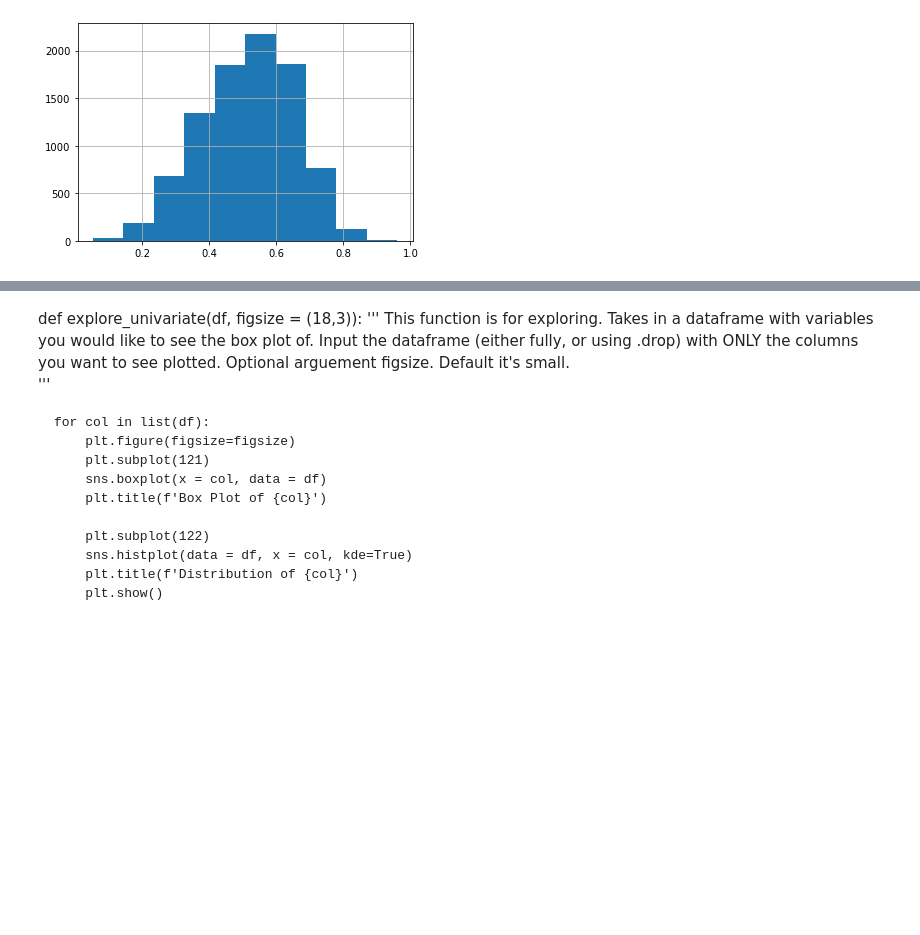
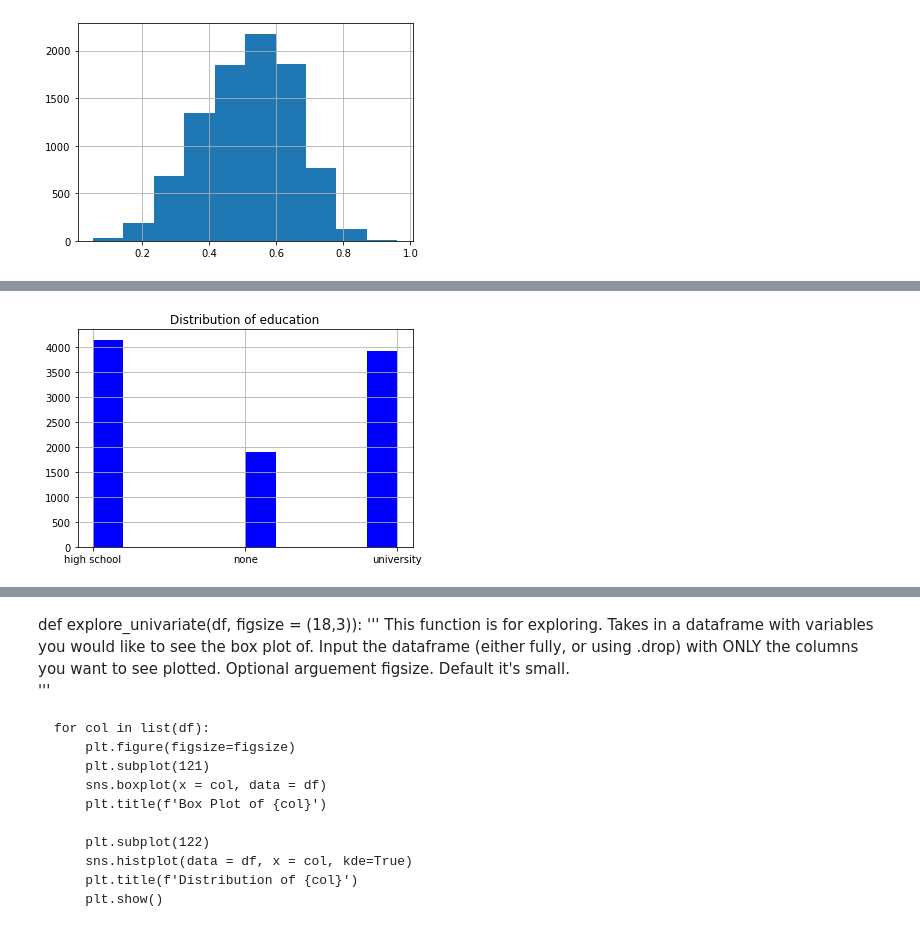
Before and after one commit to DBerchelmann/insurance_classification, a Jupyter notebook: sandbox.ipynb, the cells around one changed output, grey strips where cells are left out. Cells and saved outputs as stored; diff of their text form; code cells hidden in the pictures; blank space fills up the shorter version.

```diff
--- a/sandbox.ipynb
+++ b/sandbox.ipynb
@@ -113,0 +122,8 @@ df.credit_score.hist()
+# %%
+
+df['education'].hist(color='blue', figsize=(6,4))
+
+plt.title('Distribution of education')
+plt.show()
+# %% [output]
+[figure, added]
```
Also changed, not shown: parts of 5 cells of this notebook.
